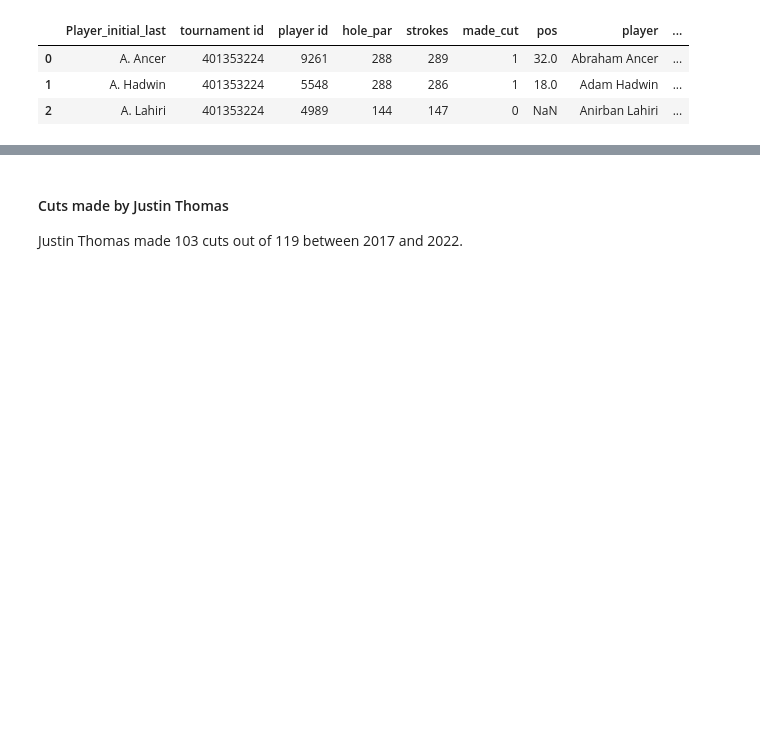
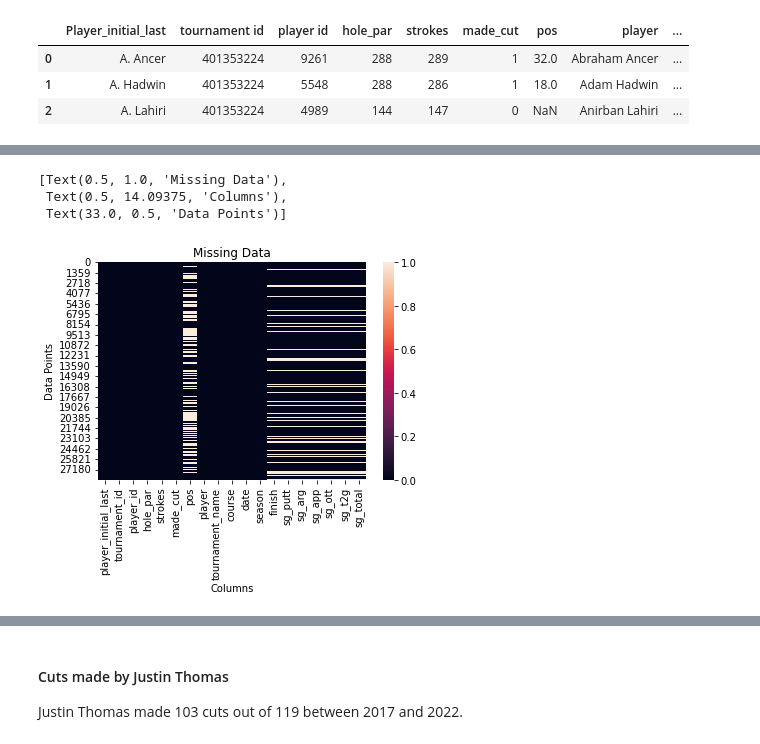
Before and after one commit to Loze2804/PGA_Tour_Analysis, a Jupyter notebook: PGA_Tour_Analyse.ipynb, the cells around one changed output, grey strips where cells are left out. Cells and saved outputs as stored; diff of their text form; code cells hidden in the pictures; blank space fills up the shorter version.

Commit message:
added functions and cleaned up the data

```diff
--- a/PGA_Tour_Analyse.ipynb
+++ b/PGA_Tour_Analyse.ipynb
@@ -22,0 +29,11 @@ data.head(3)
+# %%
+new_names = {
+    'Player_initial_last':'player_initial_last',
+    'tournament id':'tournament_id',
+    'player id':'player_id',
+    'tournament name': 'tournament_name',
+    'Finish':'finish'}
+
+data.rename(columns=new_names, inplace=True)
+
+data.head(2)
@@ -112,0 +110,14 @@ data.isna()
+# %%
+data.player_initial_last = data.player_initial_last.astype('category')
+
+data.player = data.player.astype('category')
+
+data.tournament_name = data.tournament_name.astype('category')
+
+data.course = data.course.astype('category')
+
+data.date = data.date.astype('datetime64')
+
+data.finish = data.finish.astype('category')
+
+data.info()
@@ -112,0 +181,7 @@ data.isna()
+# %%
+sns.heatmap(data.isnull()).set(title = 'Missing Data', xlabel = 'Columns', ylabel = 'Data Points')
+# %% [output]
+[Text(0.5, 1.0, 'Missing Data'),
+ Text(0.5, 14.09375, 'Columns'),
+ Text(33.0, 0.5, 'Data Points')]
+[figure, added]
```
Also changed, not shown: parts of 44 cells of this notebook.
